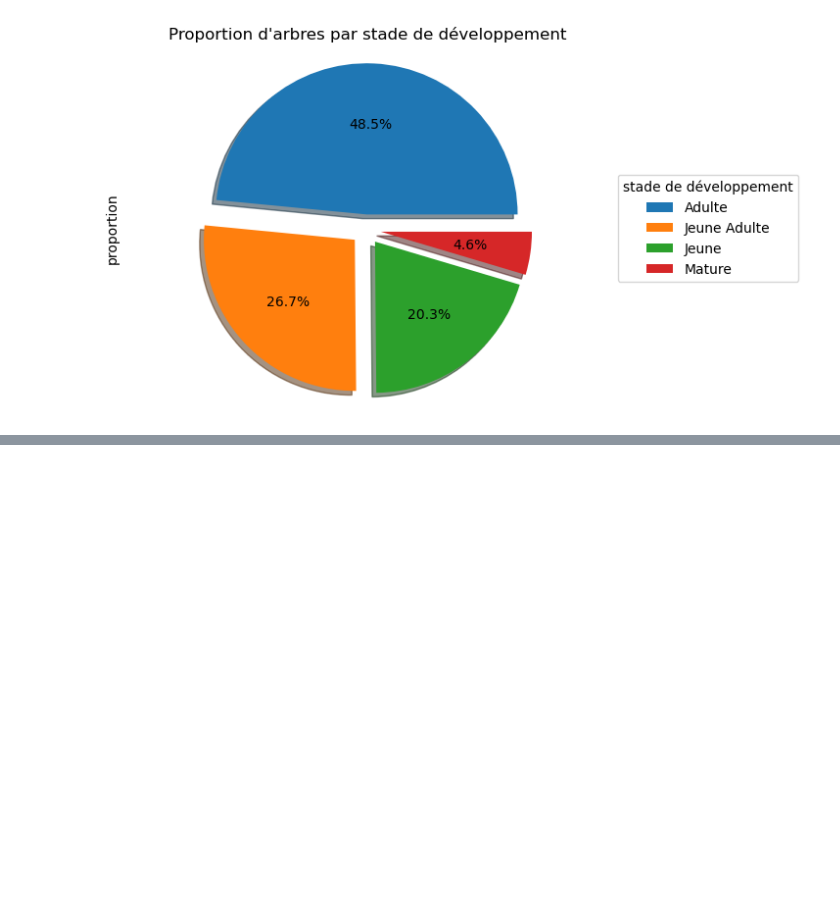
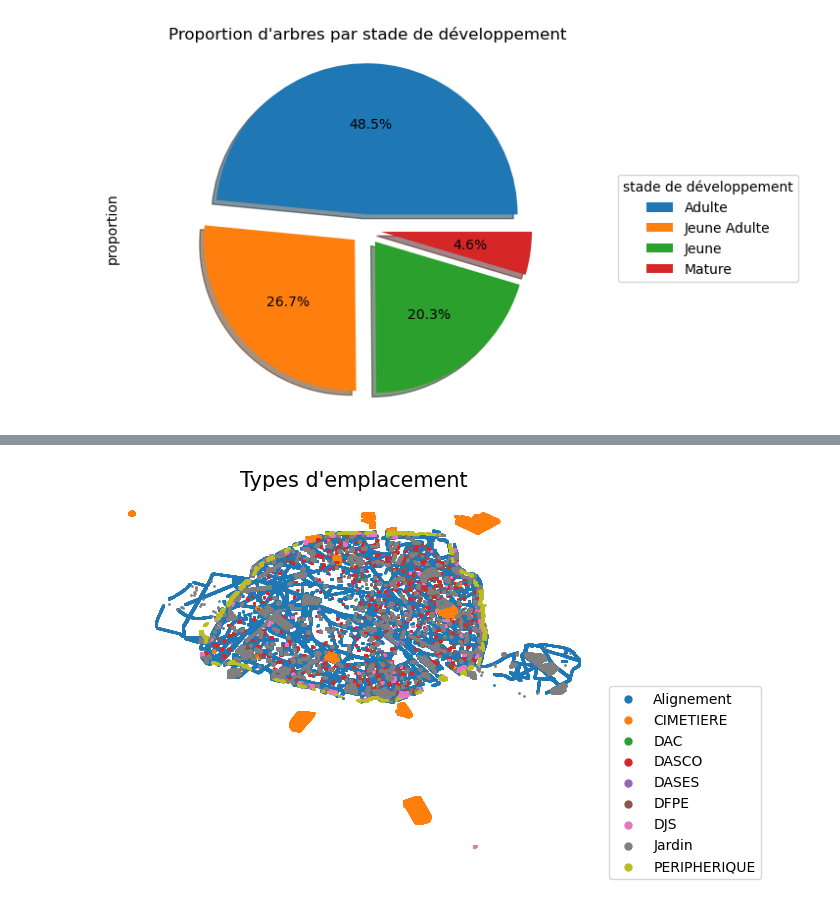
Before and after one commit to Aimen-prog/paris-trees, a Jupyter notebook: data4good.ipynb, the cells around one changed output, grey strips where cells are left out. Saved outputs shown, nothing was run; the diff lists cells and outputs as text; code cells hidden in the pictures; blank space fills up the shorter version.

```diff
--- a/data4good.ipynb
+++ b/data4good.ipynb
@@ -121,0 +128,13 @@ plot_species_locations(trees_df, top_k=5)
+# %%
+def plot_type_emplacement(df):
+    groups = df.groupby('domanialite')
+    for name, group in groups:
+        plt.scatter(group.geo_point_2d_b, group.geo_point_2d_a, label=name, s=1)
+    plt.title(("Types d'emplacement"), fontsize=15)
+    plt.legend( markerscale=5, bbox_to_anchor=(1, 0.5))
+    plt.axis('off')
+    plt.show()
+
+plot_type_emplacement(trees_df)
+# %% [output]
+[figure, added]
```
Also changed, not shown: parts of 4 cells of this notebook.
